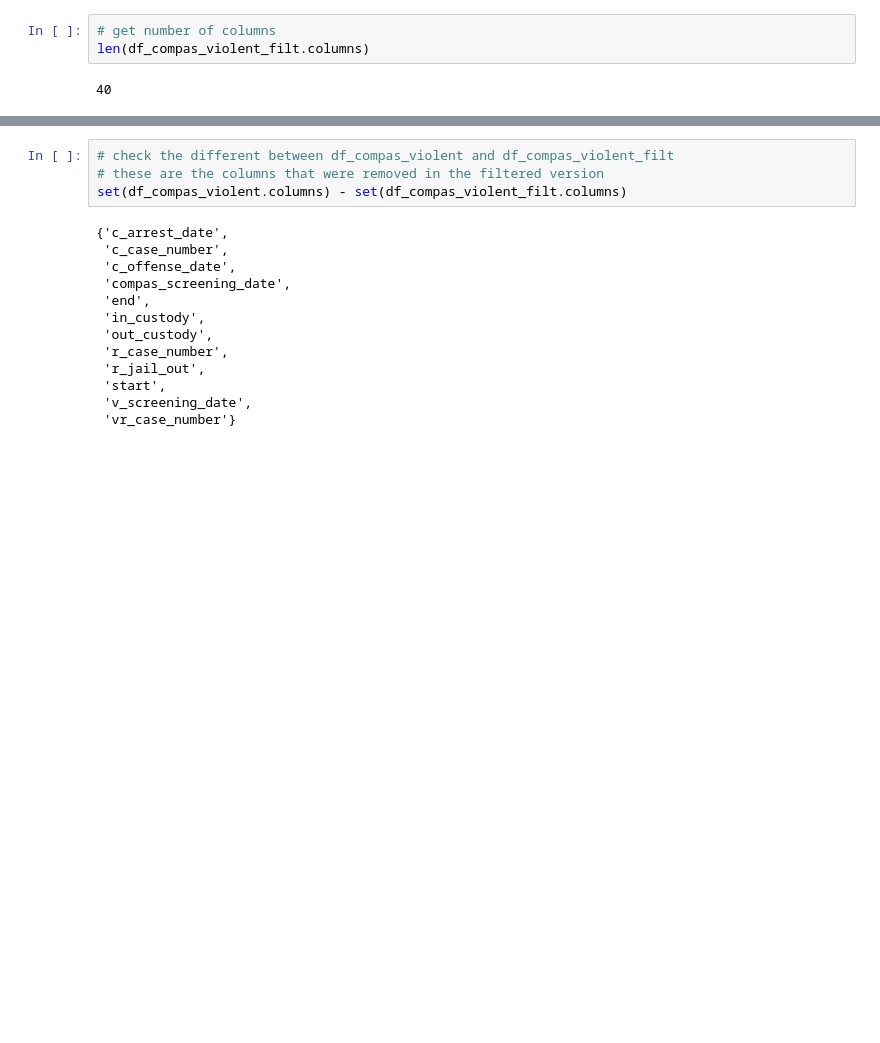
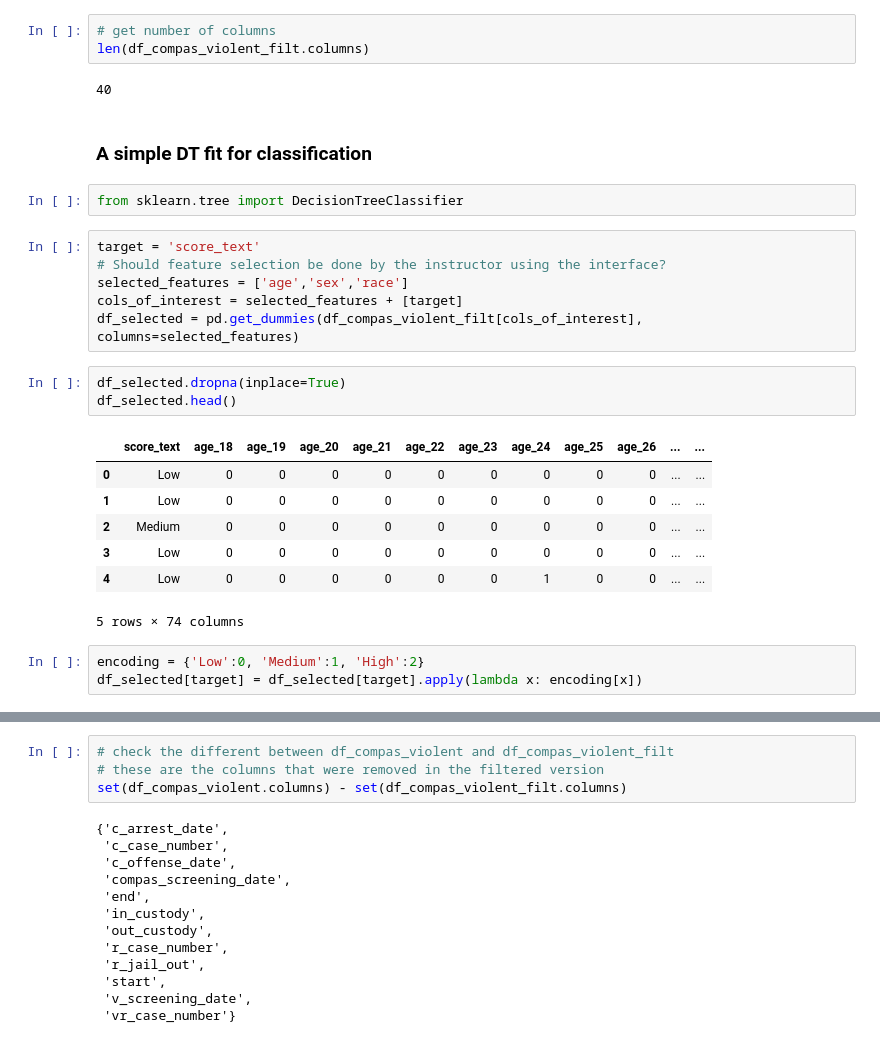
Before and after one commit to vbursztyn/hcml-fairml-curriculum, a Jupyter notebook: Step by step organization.ipynb, the cells around one changed output, grey strips where cells are left out. Saved outputs shown, nothing was run; the diff lists cells and outputs as text; blank space fills up the shorter version.

Commit message:
Fitting a DT with COMPAS data

```diff
--- a/Step by step organization.ipynb
+++ b/Step by step organization.ipynb
@@ -136,3 +136,27 @@ Index(['id', 'name', 'first', 'last', 'sex', 'dob', 'age', 'age_cat', 'race',
 len(df_compas_violent_filt.columns)
 # %% [output]
 40
+# %% [markdown]
+### A simple DT fit for classification
+# %%
+from sklearn.tree import DecisionTreeClassifier
+# %%
+target = 'score_text'
+# Should feature selection be done by the instructor using the interface?
+selected_features = ['age','sex','race']
+cols_of_interest = selected_features + [target]
+df_selected = pd.get_dummies(df_compas_violent_filt[cols_of_interest], columns=selected_features)
+# %%
+df_selected.dropna(inplace=True)
+df_selected.head()
+# %% [output]
+|  | score_text | age_18 | age_19 | age_20 | age_21 | age_22 | age_23 | age_24 | age_25 | age_26 | ... | ... |
+| 0 | Low | 0 | 0 | 0 | 0 | 0 | 0 | 0 | 0 | 0 | ... | ... |
+| 1 | Low | 0 | 0 | 0 | 0 | 0 | 0 | 0 | 0 | 0 | ... | ... |
+| 2 | Medium | 0 | 0 | 0 | 0 | 0 | 0 | 0 | 0 | 0 | ... | ... |
+| 3 | Low | 0 | 0 | 0 | 0 | 0 | 0 | 0 | 0 | 0 | ... | ... |
+| 4 | Low | 0 | 0 | 0 | 0 | 0 | 0 | 1 | 0 | 0 | ... | ... |
+5 rows × 74 columns
+# %%
+encoding = {'Low':0, 'Medium':1, 'High':2}
+df_selected[target] = df_selected[target].apply(lambda x: encoding[x])
```
Also changed, not shown: parts of 2 cells of this notebook.
